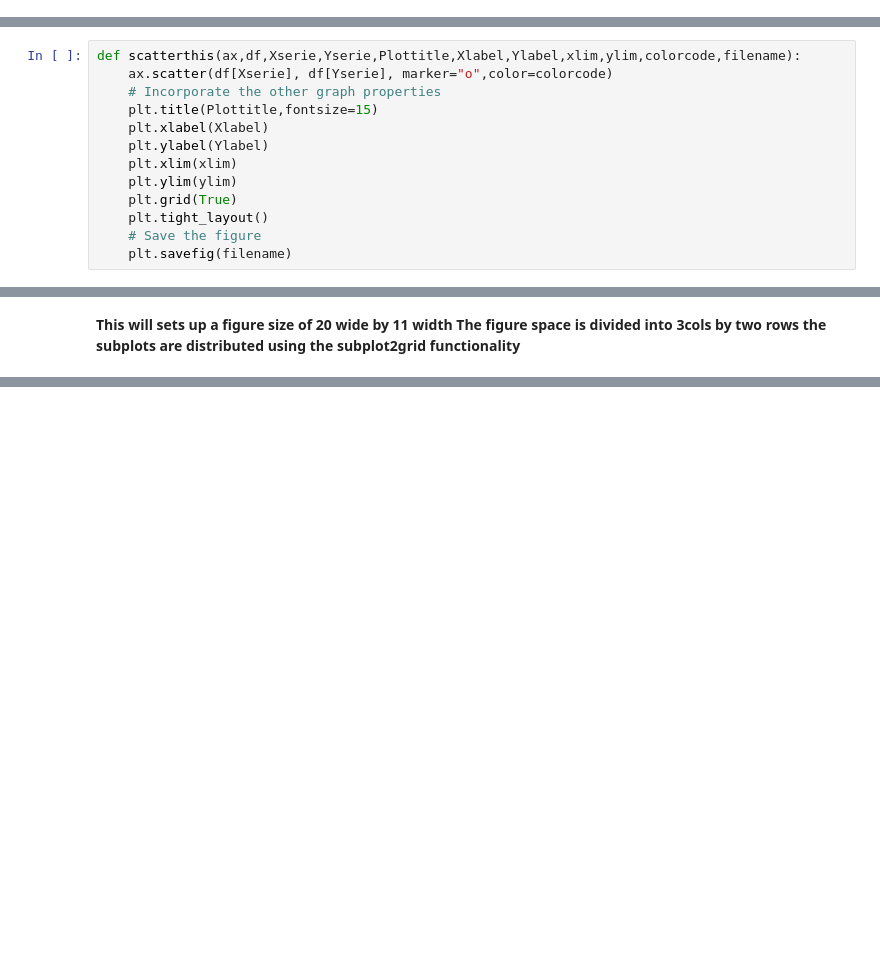
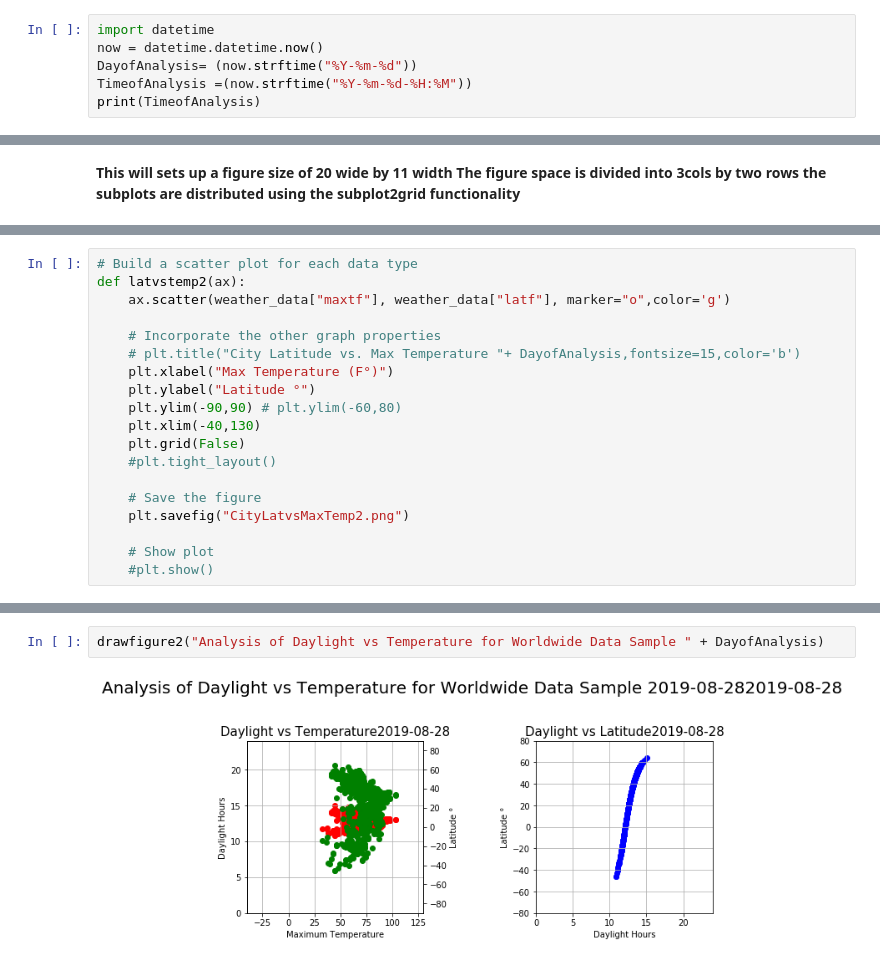
Before and after one commit to Hawkeye3D/HW6, a Jupyter notebook: WeatherPy.ipynb, the cells around one changed output, grey strips where cells are left out. Drawn from its saved outputs; the diff is of its cells as text; blank space fills up the shorter version.

Commit message:
This is a run fro 1000 cities
For Weatherpy Two, the 11th Homework

```diff
--- a/WeatherPy.ipynb
+++ b/WeatherPy.ipynb
@@ -155,0 +176,6 @@ for index,row in dfs2.T.iteritems():
+# %%
+import datetime
+now = datetime.datetime.now()
+DayofAnalysis= (now.strftime("%Y-%m-%d"))
+TimeofAnalysis =(now.strftime("%Y-%m-%d-%H:%M"))
+print(TimeofAnalysis)
@@ -293,16 +334,3 @@ def latvswind(ax):
 
     # Show plot
     #plt.show()
-# %%
-def scatterthis(ax,df,Xserie,Yserie,Plottitle,Xlabel,Ylabel,xlim,ylim,colorcode,filename):
-    ax.scatter(df[Xserie], df[Yserie], marker="o",color=colorcode)
-    # Incorporate the other graph properties
-    plt.title(Plottitle,fontsize=15)
-    plt.xlabel(Xlabel)
-    plt.ylabel(Ylabel)
-    plt.xlim(xlim)
-    plt.ylim(ylim)
-    plt.grid(True)
-    plt.tight_layout()
-    # Save the figure
-    plt.savefig(filename)
@@ -342,0 +405,19 @@ drawfigure()
+# %%
+# Build a scatter plot for each data type
+def latvstemp2(ax):
+    ax.scatter(weather_data["maxtf"], weather_data["latf"], marker="o",color='g')
+
+    # Incorporate the other graph properties
+    # plt.title("City Latitude vs. Max Temperature "+ DayofAnalysis,fontsize=15,color='b')
+    plt.xlabel("Max Temperature (F°)")
+    plt.ylabel("Latitude °")
+    plt.ylim(-90,90) # plt.ylim(-60,80)
+    plt.xlim(-40,130)
+    plt.grid(False)
+    #plt.tight_layout()
+
+    # Save the figure
+    plt.savefig("CityLatvsMaxTemp2.png")
+
+    # Show plot
+    #plt.show()
@@ -342,0 +499,4 @@ drawfigure()
+# %%
+drawfigure2("Analysis of Daylight vs Temperature for Worldwide Data Sample " + DayofAnalysis)
+# %% [output]
+[figure, added]
```
Also changed, not shown: parts of 23 cells of this notebook, 6 other files.
